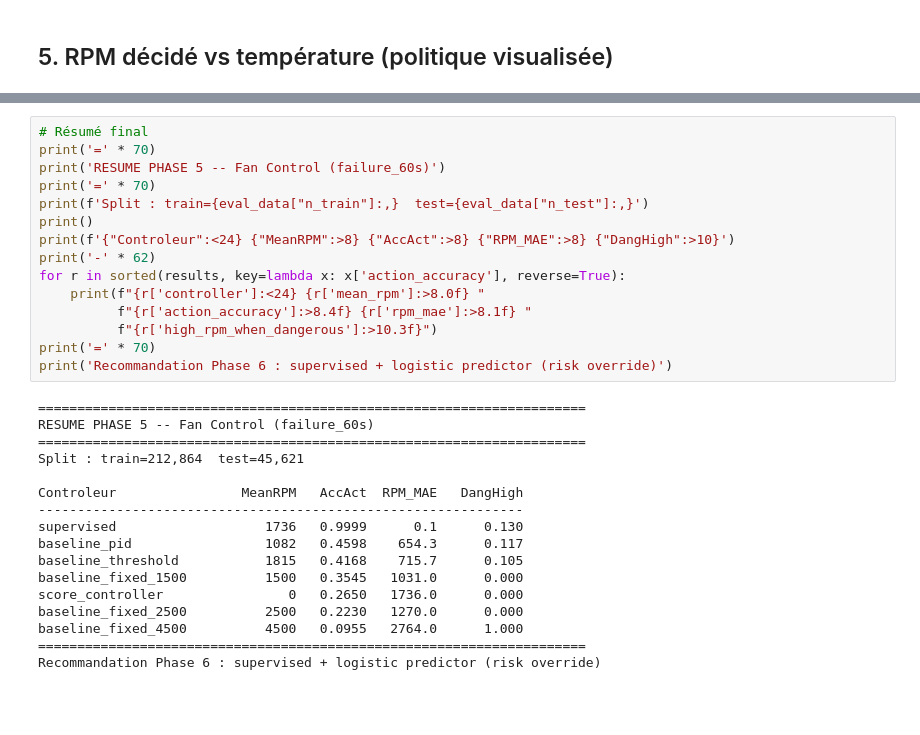
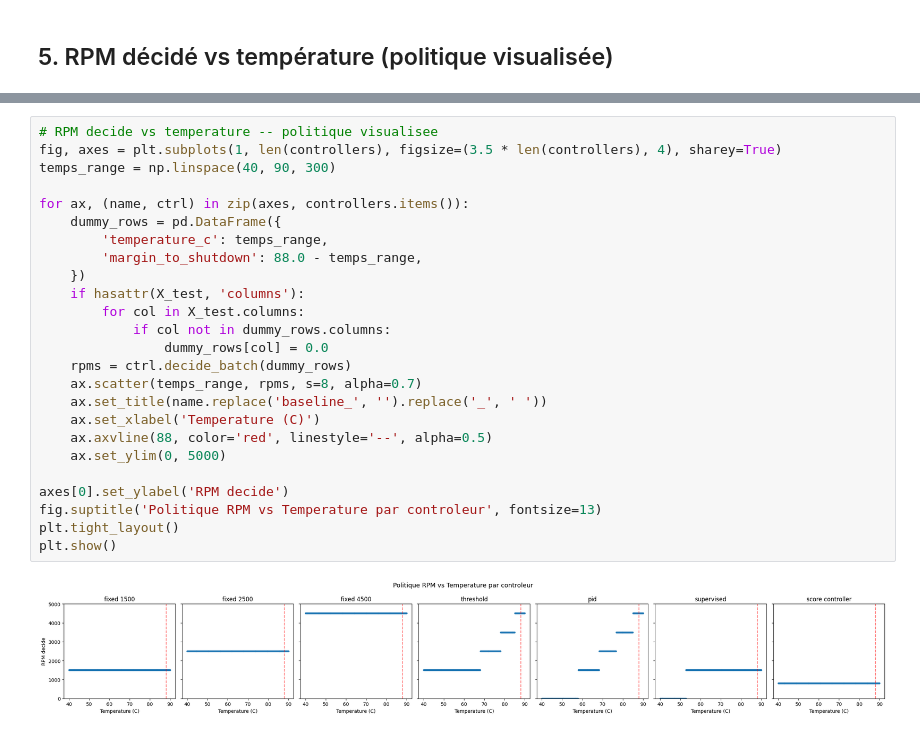
Before and after one commit to TristanV/juste-des-ventilateurs, a Jupyter notebook: notebooks/04_fan_control.ipynb, the cells around one changed output, grey strips where cells are left out. Saved outputs shown, nothing was run; the diff lists cells and outputs as text; blank space fills up the shorter version.

```diff
--- a/notebooks/04_fan_control.ipynb
+++ b/notebooks/04_fan_control.ipynb
@@ -380,32 +306,27 @@ Coupler **le prédicteur logistique** (Phase 4) avec **le contrôleur supervisé
-# %%
-# Résumé final
-print('=' * 70)
-print('RESUME PHASE 5 -- Fan Control (failure_60s)')
-print('=' * 70)
-print(f'Split : train={eval_data["n_train"]:,}  test={eval_data["n_test"]:,}')
-print()
-print(f'{"Controleur":<24} {"MeanRPM":>8} {"AccAct":>8} {"RPM_MAE":>8} {"DangHigh":>10}')
-print('-' * 62)
-for r in sorted(results, key=lambda x: x['action_accuracy'], reverse=True):
-    print(f"{r['controller']:<24} {r['mean_rpm']:>8.0f} "
-          f"{r['action_accuracy']:>8.4f} {r['rpm_mae']:>8.1f} "
-          f"{r['high_rpm_when_dangerous']:>10.3f}")
-print('=' * 70)
-print('Recommandation Phase 6 : supervised + logistic predictor (risk override)')
-# %% [output]
-======================================================================
-RESUME PHASE 5 -- Fan Control (failure_60s)
-======================================================================
-Split : train=212,864  test=45,621
-
-Controleur                MeanRPM   AccAct  RPM_MAE   DangHigh
---------------------------------------------------------------
-supervised                   1736   0.9999      0.1      0.130
-baseline_pid                 1082   0.4598    654.3      0.117
-baseline_threshold           1815   0.4168    715.7      0.105
-baseline_fixed_1500          1500   0.3545   1031.0      0.000
-score_controller                0   0.2650   1736.0      0.000
-baseline_fixed_2500          2500   0.2230   1270.0      0.000
-baseline_fixed_4500          4500   0.0955   2764.0      1.000
-======================================================================
-Recommandation Phase 6 : supervised + logistic predictor (risk override)
+# %%
+# RPM decide vs temperature -- politique visualisee
+fig, axes = plt.subplots(1, len(controllers), figsize=(3.5 * len(controllers), 4), sharey=True)
+temps_range = np.linspace(40, 90, 300)
+
+for ax, (name, ctrl) in zip(axes, controllers.items()):
+    dummy_rows = pd.DataFrame({
+        'temperature_c': temps_range,
+        'margin_to_shutdown': 88.0 - temps_range,
+    })
+    if hasattr(X_test, 'columns'):
+        for col in X_test.columns:
+            if col not in dummy_rows.columns:
+                dummy_rows[col] = 0.0
+    rpms = ctrl.decide_batch(dummy_rows)
+    ax.scatter(temps_range, rpms, s=8, alpha=0.7)
+    ax.set_title(name.replace('baseline_', '').replace('_', ' '))
+    ax.set_xlabel('Temperature (C)')
+    ax.axvline(88, color='red', linestyle='--', alpha=0.5)
+    ax.set_ylim(0, 5000)
+
+axes[0].set_ylabel('RPM decide')
+fig.suptitle('Politique RPM vs Temperature par controleur', fontsize=13)
+plt.tight_layout()
+plt.show()
+# %% [output]
+[figure, added]
```
Also changed, not shown: parts of 14 cells of this notebook, 9 other files.
